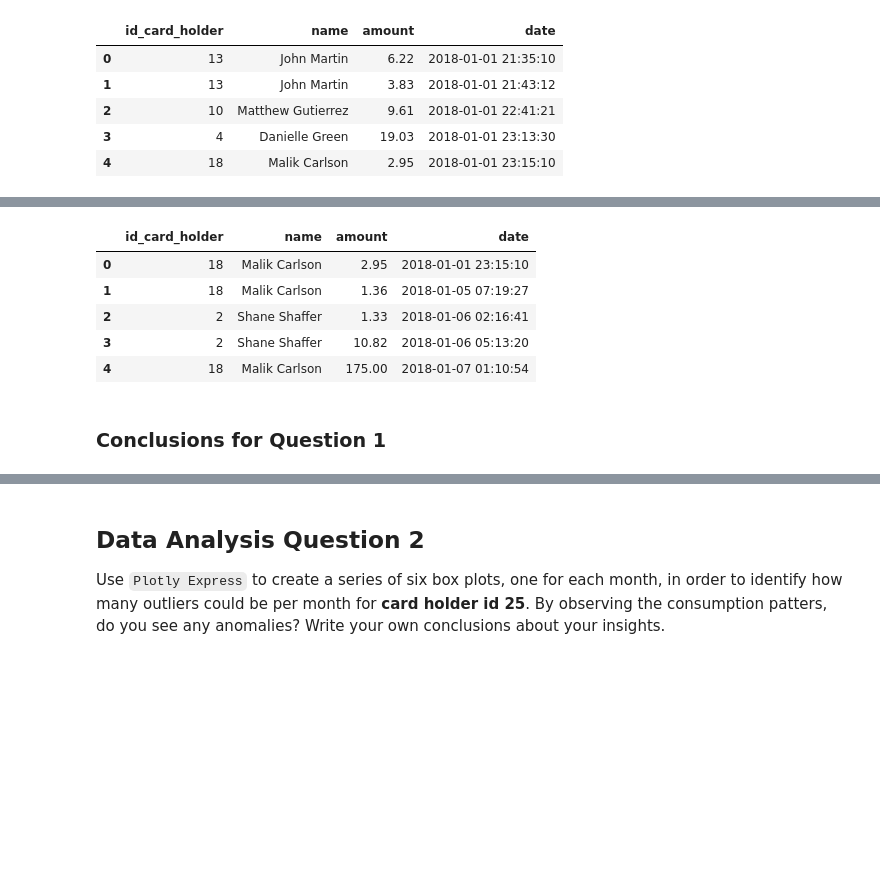
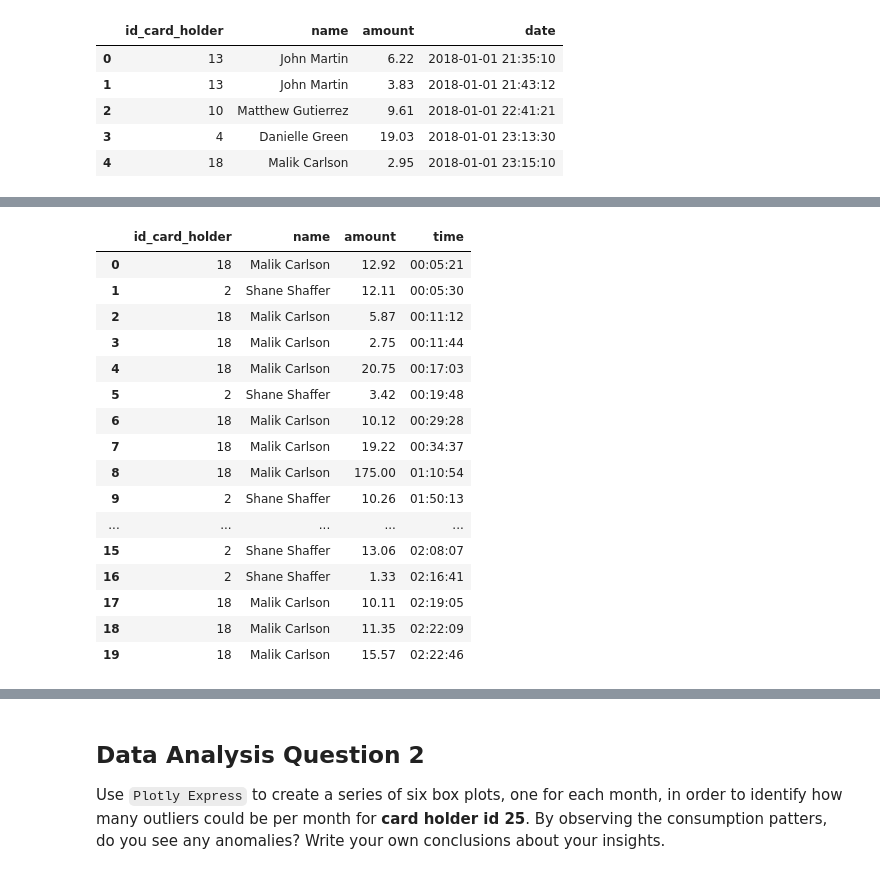
Before and after one commit to AnnSweetNanners/sql-homework, a Jupyter notebook: 07-SQL/Instructions/Starter_Files/visual_data_analysis.ipynb, the cells around one changed output, grey strips where cells are left out. Cells and saved outputs as stored; diff of their text form; code cells hidden in the pictures; blank space fills up the shorter version.

```diff
--- a/07-SQL/Instructions/Starter_Files/visual_data_analysis.ipynb
+++ b/07-SQL/Instructions/Starter_Files/visual_data_analysis.ipynb
@@ -107,22 +134,32 @@ card_holder_18.hvplot.line(x='date', y='amount')
 # %%
 # combined plot for card holders 2 and 18
 query7='''
 SELECT
-cc.id_card_holder, ch.name,t.amount, t.date
+cc.id_card_holder, ch.name,t.amount, CAST(t.date as TIME) as time
 FROM credit_card as cc
 INNER JOIN card_holder as ch ON cc.id_card_holder=ch.id_card_holder
 INNER JOIN transaction as t ON t.card=cc.card
-WHERE cc.id_card_holder=2 OR cc.id_card_holder=18'''
+WHERE cc.id_card_holder=2
+OR cc.id_card_holder=18
+ORDER BY "time" ASC '''
 
 combined_df=pd.read_sql(query7,engine)
-combined_df.head()
-# pd.concat([df1, df2],axis=1)
+combined_df.head(20)
 # %% [output]
-|  | id_card_holder | name | amount | date |
-| 0 | 18 | Malik Carlson | 2.95 | 2018-01-01 23:15:10 |
-| 1 | 18 | Malik Carlson | 1.36 | 2018-01-05 07:19:27 |
-| 2 | 2 | Shane Shaffer | 1.33 | 2018-01-06 02:16:41 |
-| 3 | 2 | Shane Shaffer | 10.82 | 2018-01-06 05:13:20 |
-| 4 | 18 | Malik Carlson | 175.00 | 2018-01-07 01:10:54 |
+|  | id_card_holder | name | amount | time |
+| 0 | 18 | Malik Carlson | 12.92 | 00:05:21 |
+| 1 | 2 | Shane Shaffer | 12.11 | 00:05:30 |
+| 2 | 18 | Malik Carlson | 5.87 | 00:11:12 |
+| 3 | 18 | Malik Carlson | 2.75 | 00:11:44 |
+| 4 | 18 | Malik Carlson | 20.75 | 00:17:03 |
+| 5 | 2 | Shane Shaffer | 3.42 | 00:19:48 |
+| 6 | 18 | Malik Carlson | 10.12 | 00:29:28 |
+| 7 | 18 | Malik Carlson | 19.22 | 00:34:37 |
+| 8 | 18 | Malik Carlson | 175.00 | 01:10:54 |
+| 9 | 2 | Shane Shaffer | 10.26 | 01:50:13 |
+| ... | ... | ... | ... | ... |
+| 15 | 2 | Shane Shaffer | 13.06 | 02:08:07 |
+| 16 | 2 | Shane Shaffer | 1.33 | 02:16:41 |
+| 17 | 18 | Malik Carlson | 10.11 | 02:19:05 |
+| 18 | 18 | Malik Carlson | 11.35 | 02:22:09 |
+| 19 | 18 | Malik Carlson | 15.57 | 02:22:46 |
-# %% [markdown]
-   ### Conclusions for Question 1
```
Also changed, not shown: parts of 11 cells of this notebook.
